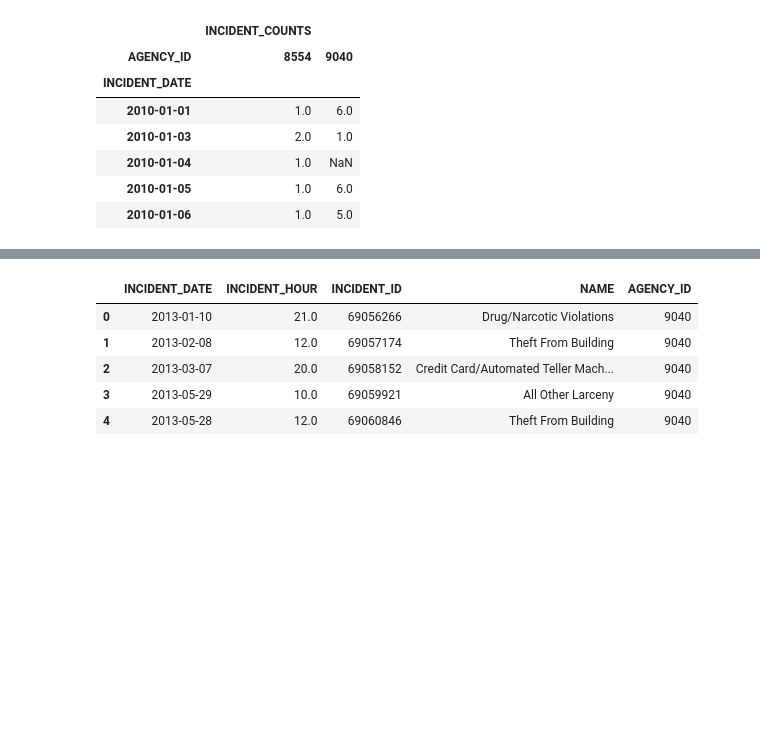
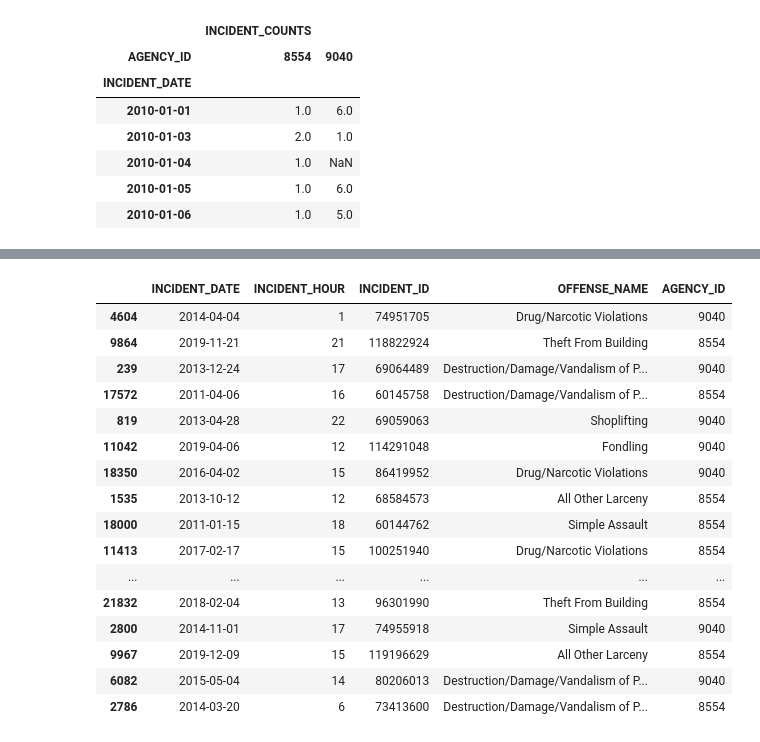
Before and after one commit to djboudia/milestone, a Jupyter notebook: 03_notebooks/Incidents_Baseline.ipynb, the cells around one changed output, grey strips where cells are left out. Saved outputs shown, nothing was run; the diff lists cells and outputs as text; code cells hidden in the pictures; blank space fills up the shorter version.

```diff
--- a/03_notebooks/Incidents_Baseline.ipynb
+++ b/03_notebooks/Incidents_Baseline.ipynb
@@ -305,11 +277,22 @@ result3 = spark.sql(sql)
 # %%
 offs = result3.toPandas()
 # %%
-offs.head()
+offs.sample(20)
 # %% [output]
-|  | INCIDENT_DATE | INCIDENT_HOUR | INCIDENT_ID | NAME | AGENCY_ID |
-| 0 | 2013-01-10 | 21.0 | 69056266 | Drug/Narcotic Violations | 9040 |
-| 1 | 2013-02-08 | 12.0 | 69057174 | Theft From Building | 9040 |
-| 2 | 2013-03-07 | 20.0 | 69058152 | Credit Card/Automated Teller Mach... | 9040 |
-| 3 | 2013-05-29 | 10.0 | 69059921 | All Other Larceny | 9040 |
-| 4 | 2013-05-28 | 12.0 | 69060846 | Theft From Building | 9040 |
+|  | INCIDENT_DATE | INCIDENT_HOUR | INCIDENT_ID | OFFENSE_NAME | AGENCY_ID |
+| 4604 | 2014-04-04 | 1 | 74951705 | Drug/Narcotic Violations | 9040 |
+| 9864 | 2019-11-21 | 21 | 118822924 | Theft From Building | 8554 |
+| 239 | 2013-12-24 | 17 | 69064489 | Destruction/Damage/Vandalism of P... | 9040 |
+| 17572 | 2011-04-06 | 16 | 60145758 | Destruction/Damage/Vandalism of P... | 8554 |
+| 819 | 2013-04-28 | 22 | 69059063 | Shoplifting | 9040 |
+| 11042 | 2019-04-06 | 12 | 114291048 | Fondling | 9040 |
+| 18350 | 2016-04-02 | 15 | 86419952 | Drug/Narcotic Violations | 9040 |
+| 1535 | 2013-10-12 | 12 | 68584573 | All Other Larceny | 8554 |
+| 18000 | 2011-01-15 | 18 | 60144762 | Simple Assault | 8554 |
+| 11413 | 2017-02-17 | 15 | 100251940 | Drug/Narcotic Violations | 8554 |
+| ... | ... | ... | ... | ... | ... |
+| 21832 | 2018-02-04 | 13 | 96301990 | Theft From Building | 8554 |
+| 2800 | 2014-11-01 | 17 | 74955918 | Simple Assault | 9040 |
+| 9967 | 2019-12-09 | 15 | 119196629 | All Other Larceny | 8554 |
+| 6082 | 2015-05-04 | 14 | 80206013 | Destruction/Damage/Vandalism of P... | 9040 |
+| 2786 | 2014-03-20 | 6 | 73413600 | Destruction/Damage/Vandalism of P... | 8554 |
```
Also changed, not shown: parts of 34 cells of this notebook, 1 other file.
